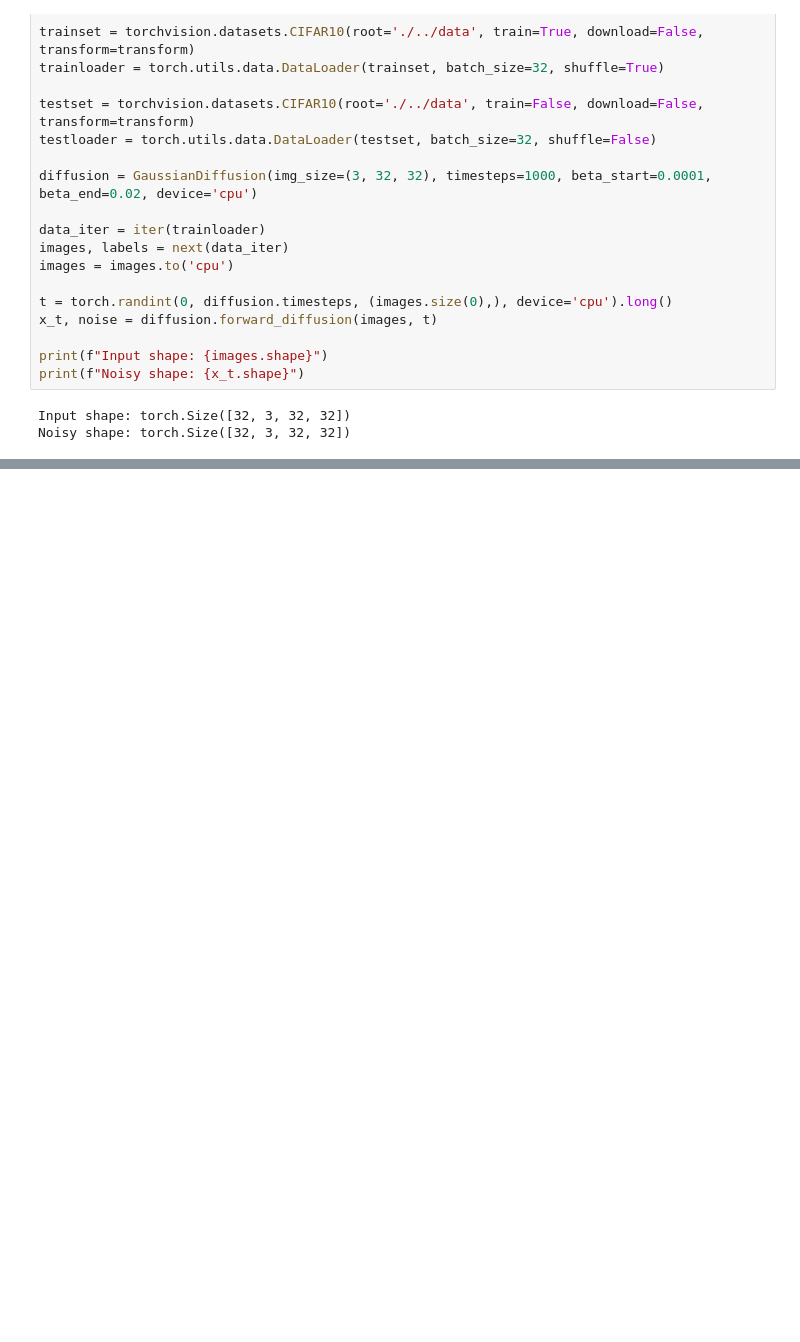
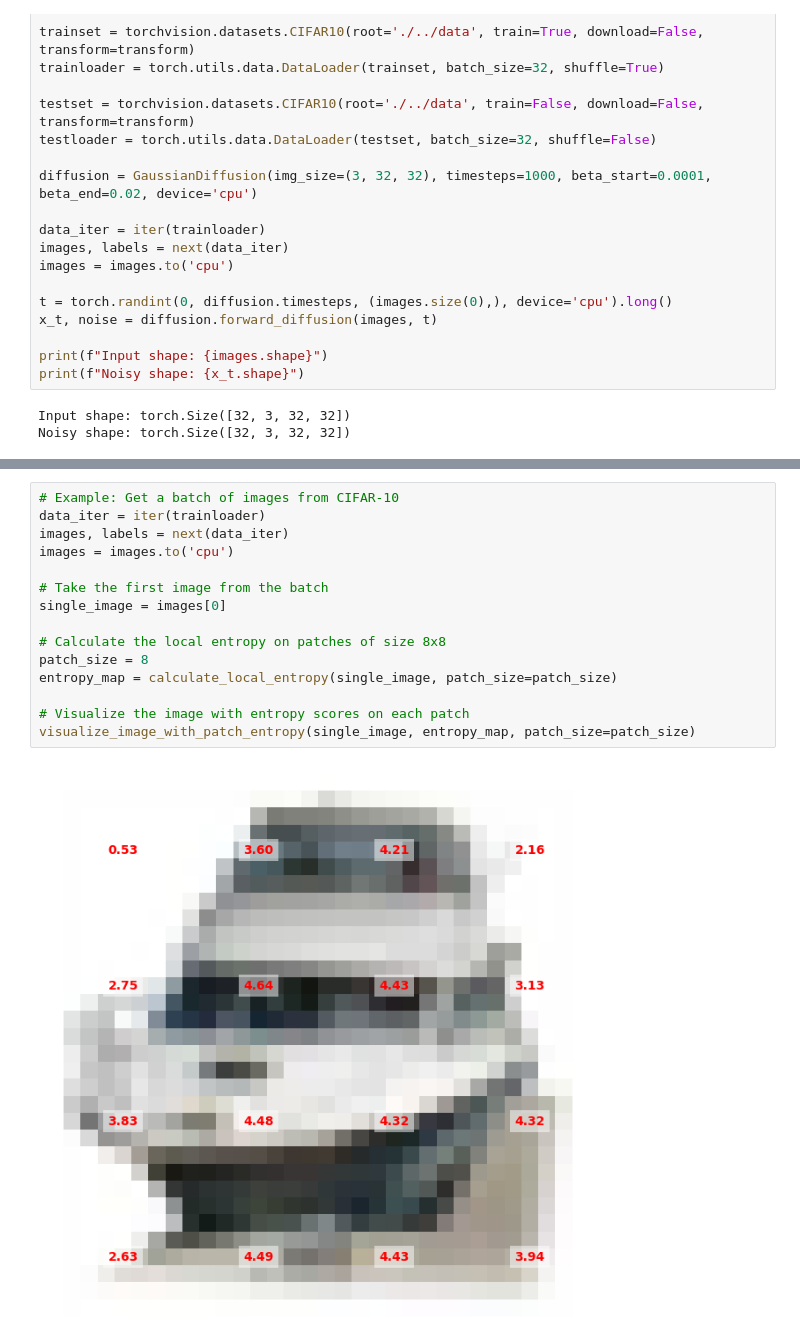
Before and after one commit to mashathepotato/noise-efficient-diffusion-model, a Jupyter notebook: notebooks/noising.ipynb, the cells around one changed output, grey strips where cells are left out. Cells and saved outputs as stored; diff of their text form; blank space fills up the shorter version.

```diff
--- a/notebooks/noising.ipynb
+++ b/notebooks/noising.ipynb
@@ -49,0 +214,17 @@ Clipping input data to the valid range for imshow with RGB data ([0..1] for floa
+# %%
+# Example: Get a batch of images from CIFAR-10
+data_iter = iter(trainloader)
+images, labels = next(data_iter)
+images = images.to('cpu')
+
+# Take the first image from the batch
+single_image = images[0]
+
+# Calculate the local entropy on patches of size 8x8
+patch_size = 8
+entropy_map = calculate_local_entropy(single_image, patch_size=patch_size)
+
+# Visualize the image with entropy scores on each patch
+visualize_image_with_patch_entropy(single_image, entropy_map, patch_size=patch_size)
+# %% [output]
+[figure, added]
```
Also changed, not shown: parts of 6 cells of this notebook.
